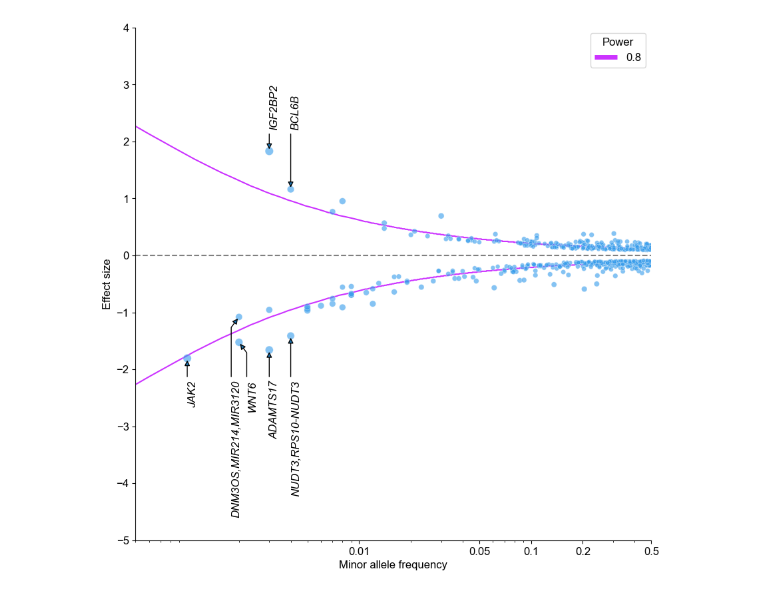
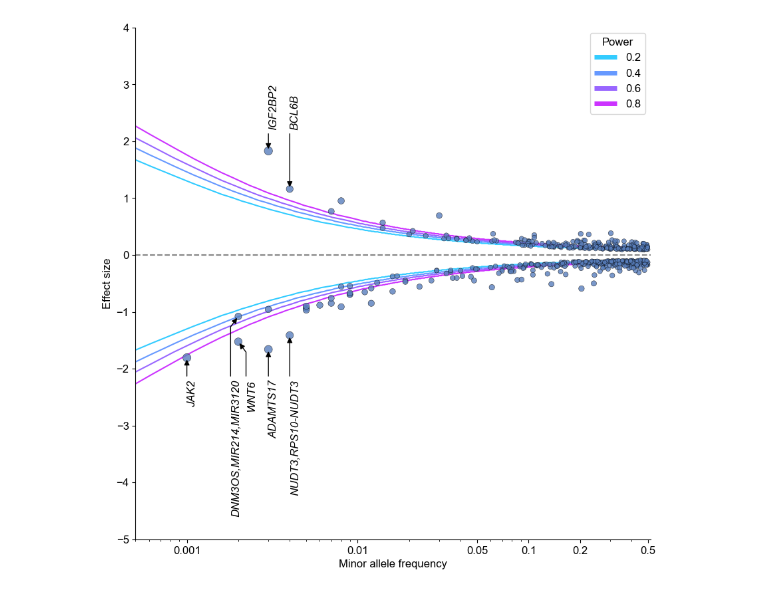
Before and after one commit to Cloufield/gwaslab, a Jupyter notebook: examples/visualization_trumpet.ipynb, the cells around one changed output. Saved outputs shown, nothing was run; the diff lists cells and outputs as text; code cells hidden in the pictures.

```diff
--- a/examples/visualization_trumpet.ipynb
+++ b/examples/visualization_trumpet.ipynb
@@ -52,8 +52,9 @@ Wed Jul  5 15:10:09 2023 Finished sorting columns successfully!
 # %%
 a = mysumstats.plot_trumpet(mode="q",
-                            ts=[0.8] ,
+                            ts=[0.2,0.4,0.6,0.8] ,
                             anno="Gene",
                             anno_style="expand",
+                            cmap="cool",
                             sig_level=5e-8,
                             build="19",
                             anno_x=0.01,
@@ -61,11 +62,10 @@ a = mysumstats.plot_trumpet(mode="q",
                             p_level=5e-8,
                             n_matrix=2000,
                             fontsize=12,
-                            cmap="cool",
                             xscale="log",
                             repel_force=0.15,
                             yscale_factor=5.63,
                             sort="eaf",
                             ylim=(-5,4),
-                            markercolor="#349beb")
+                            save=True)
 # %% [output]
@@ -92,4 +89,4 @@ Wed Jul  5 15:10:10 2023 Finished creating trumpet plot!
-[figure, old version]
+[figure, new version]
 # %%
 a = mysumstats.plot_trumpet(mode="q",
                             ts=[0.8] ,
```
Also changed, not shown: parts of 4 cells of this notebook, 3 other files.
